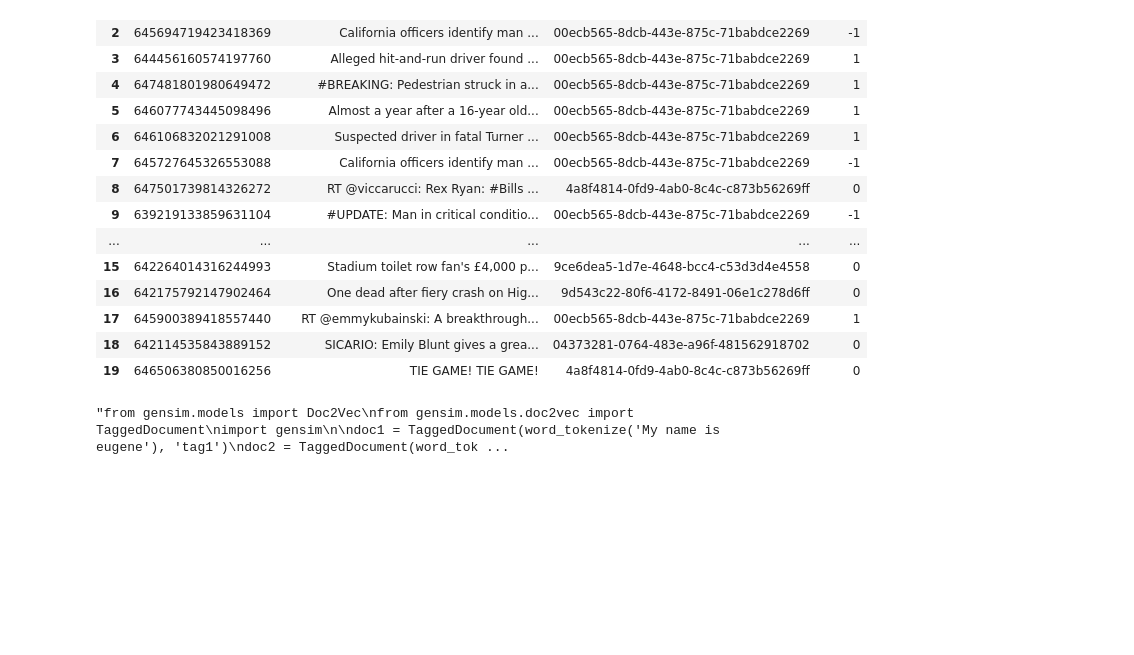
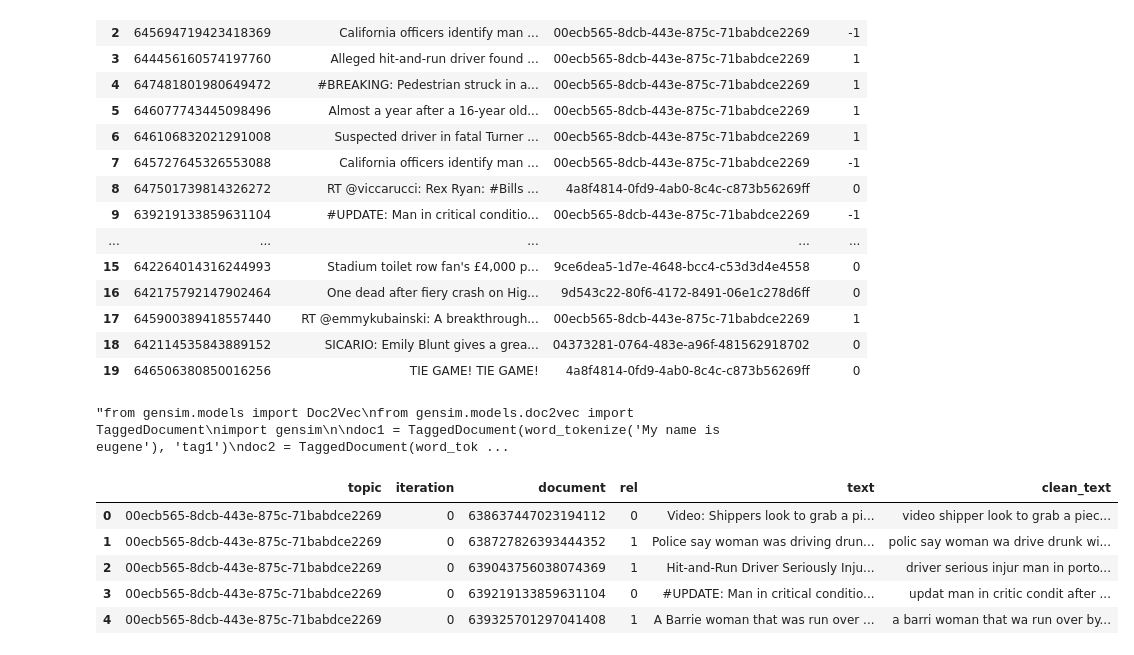
Before and after one commit to Dustyik/IR-tweets---disaster-, a Jupyter notebook: Project.ipynb, the cells around one changed output. Cells and saved outputs as stored; diff of their text form; code cells hidden in the pictures; blank space fills up the shorter version.

```diff
--- a/Project.ipynb
+++ b/Project.ipynb
@@ -359,0 +356,10 @@ model.train(sentences, total_examples=model.corpus_count, epochs=10)
+# %%
+data = DataProcessor('dataset_scrapped.csv', ['topic','iteration','document','rel', 'text']).get_clean_data()
+data.head()
+# %% [output]
+|  | topic | iteration | document | rel | text | clean_text |
+| 0 | 00ecb565-8dcb-443e-875c-71babdce2269 | 0 | 638637447023194112 | 0 | Video: Shippers look to grab a pi... | video shipper look to grab a piec... |
+| 1 | 00ecb565-8dcb-443e-875c-71babdce2269 | 0 | 638727826393444352 | 1 | Police say woman was driving drun... | polic say woman wa drive drunk wi... |
+| 2 | 00ecb565-8dcb-443e-875c-71babdce2269 | 0 | 639043756038074369 | 1 | Hit-and-Run Driver Seriously Inju... | driver serious injur man in porto... |
+| 3 | 00ecb565-8dcb-443e-875c-71babdce2269 | 0 | 639219133859631104 | 0 | #UPDATE: Man in critical conditio... | updat man in critic condit after ... |
+| 4 | 00ecb565-8dcb-443e-875c-71babdce2269 | 0 | 639325701297041408 | 1 | A Barrie woman that was run over ... | a barri woman that wa run over by... |
```
Also changed, not shown: parts of 5 cells of this notebook, 2 other files.
